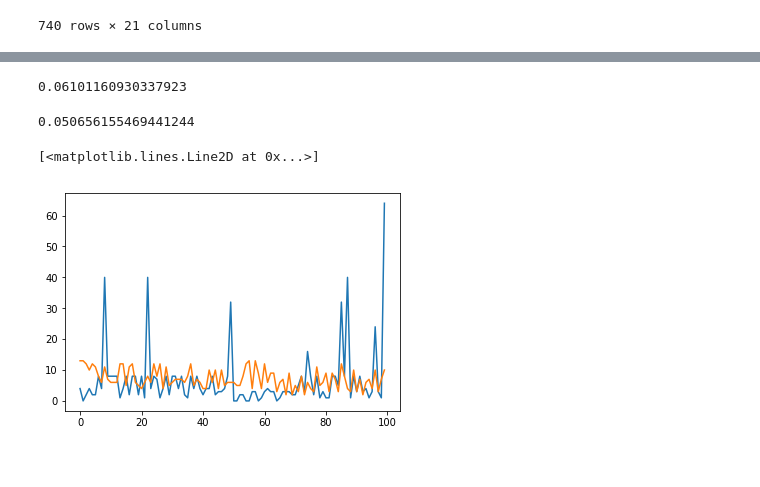
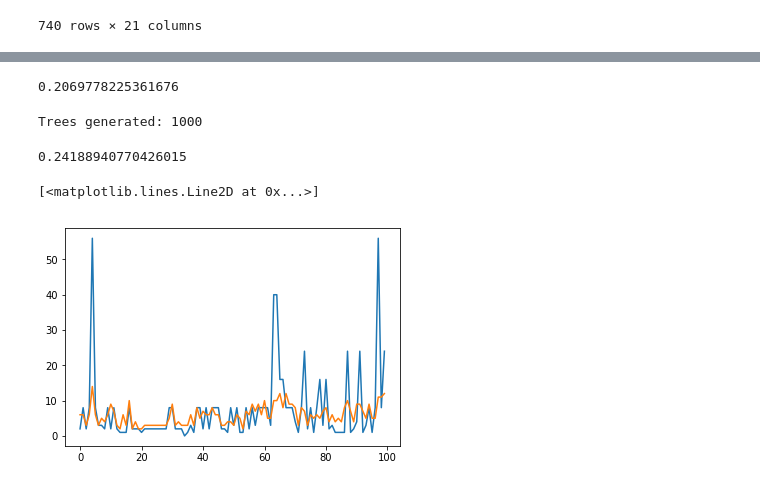
Before and after one commit to BombBurster/Applied-Machine-Learning-Assignment, a Jupyter notebook: Random Forest.ipynb, the cells around one changed output, grey strips where cells are left out. Saved outputs shown, nothing was run; the diff lists cells and outputs as text; code cells hidden in the pictures.

```diff
--- a/Random Forest.ipynb
+++ b/Random Forest.ipynb
@@ -29,7 +28,7 @@ df
 740 rows × 21 columns
 # %%
 class DecisionTreeRegressor:
-    def __init__(self, min_rows=20):
+    def __init__(self, min_rows=5):
         self.min_rows = min_rows
 
     #Calculate the residual sum of squares for vector v
@@ -78,19 +77,21 @@ class DecisionTreeRegressor:
         return feature,cutoff,value
 
     def _split(self,frame):
+        left_branch = right_branch = name = None
         feature, cutoff, value = self._best_feature_to_split(frame.to_numpy())
-        name = frame.columns[feature]
-        left_branch = frame.loc[frame.iloc[:,feature]<=cutoff]
-        right_branch = frame.loc[frame.iloc[:,feature]>cutoff]
+        if feature is not None:
+            name = frame.columns[feature]
+            left_branch = frame.loc[frame.iloc[:,feature]<=cutoff]
+            right_branch = frame.loc[frame.iloc[:,feature]>cutoff]
         return feature, name, cutoff, value, left_branch, right_branch
 
     def fit(self, frame):
         if (frame.shape[0] < self.min_rows):
             return {None}
+        feature, name, cutoff, value, left, right = self._split(frame)
+        if (feature is None):
+            return {None}
         else:
-            #print(frame)
-            feature, name, cutoff, value, left, right = self._split(frame)
-            #print(feature,value,left.shape,right.shape)
             node = {'feature': feature, 'name': name, 'cutoff': cutoff, 'value': value}
             node['left_node'] = self.fit(left)
             node['right_node'] = self.fit(right)
@@ -150,14 +151,14 @@ nodes
 # %%
 from sklearn.metrics import r2_score
 y_pred = model.predict(X)
-r2_score(y, y_pred)
+print(r2_score(y, y_pred))
 # %% [output]
-0.06101160930337923
+0.2069778225361676
 # %%
 import random
 # %%
 class RandomForestRegressor():
-    def __init__(self, n_estimators=10, random_state=0, bag_features=4):
+    def __init__(self, n_estimators=1000, random_state=0, bag_features=4):
         self.n_estimators = n_estimators
         np.random.RandomState = random_state
         self.bag_features = bag_features
@@ -191,6 +192,7 @@ class RandomForestRegressor():
                 self.trees.append(tree)
             except:
                 pass
+        print ('Trees generated: ' + str(len(self.trees)))
         return
 
     def predict(self, X):
@@ -206,15 +208,17 @@ class RandomForestRegressor():
     def get_trees(self):
         return self.trees
 
-rf = RandomForestRegressor(n_estimators=10)
+rf = RandomForestRegressor(n_estimators=1000)
 rf.fit(df)
+# %% [output]
+Trees generated: 1000
 # %%
 from sklearn.metrics import r2_score
 y_pred = rf.predict(X)
 print(r2_score(y, y_pred))
-plt.plot(y[0:100])
-plt.plot(y_pred[0:100])
+plt.plot(y[100:200])
+plt.plot(y_pred[100:200])
 # %% [output]
-0.050656155469441244
+0.24188940770426015
 [<matplotlib.lines.Line2D at 0x...>]
-[figure, old version]
+[figure, new version]
```
Also changed, not shown: parts of 5 cells of this notebook.
